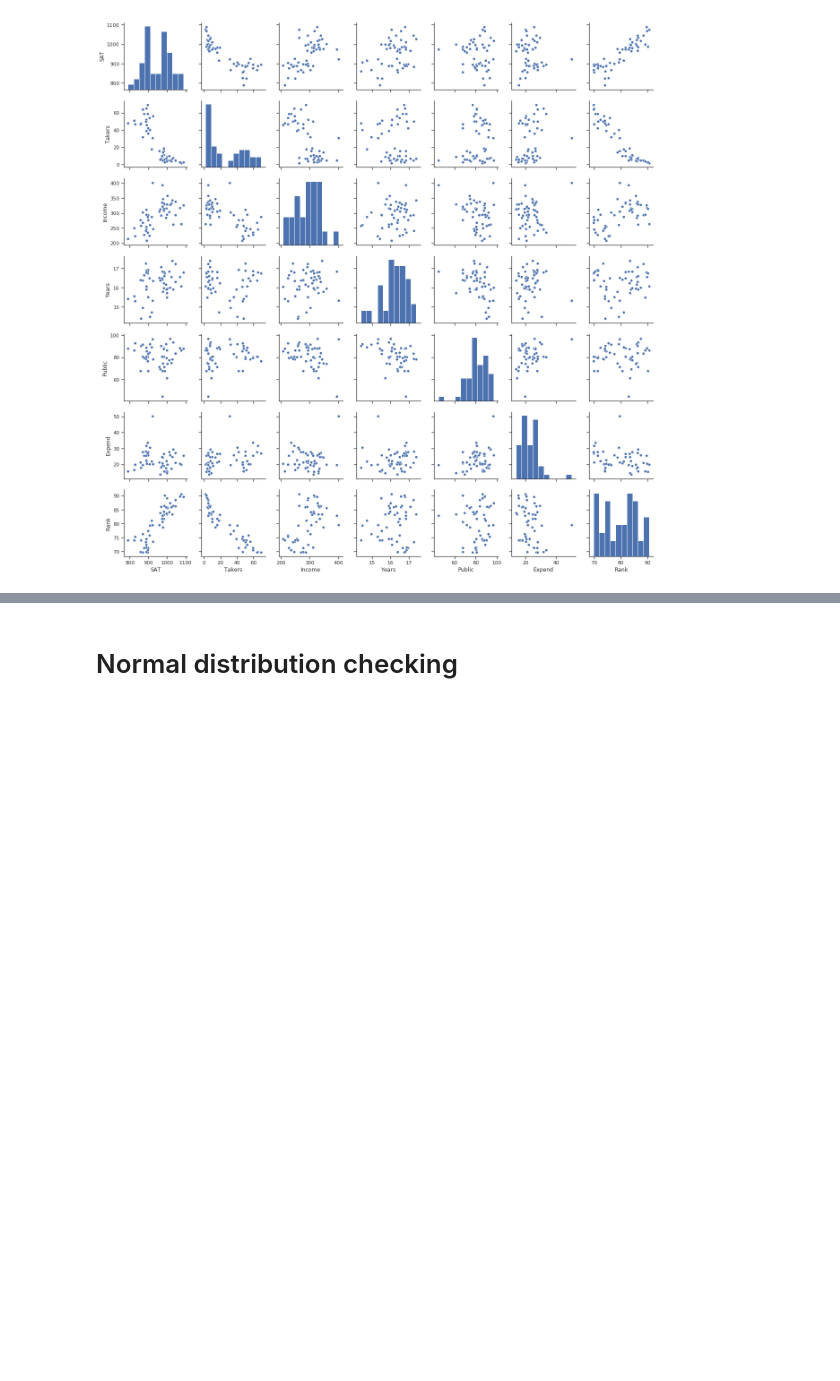
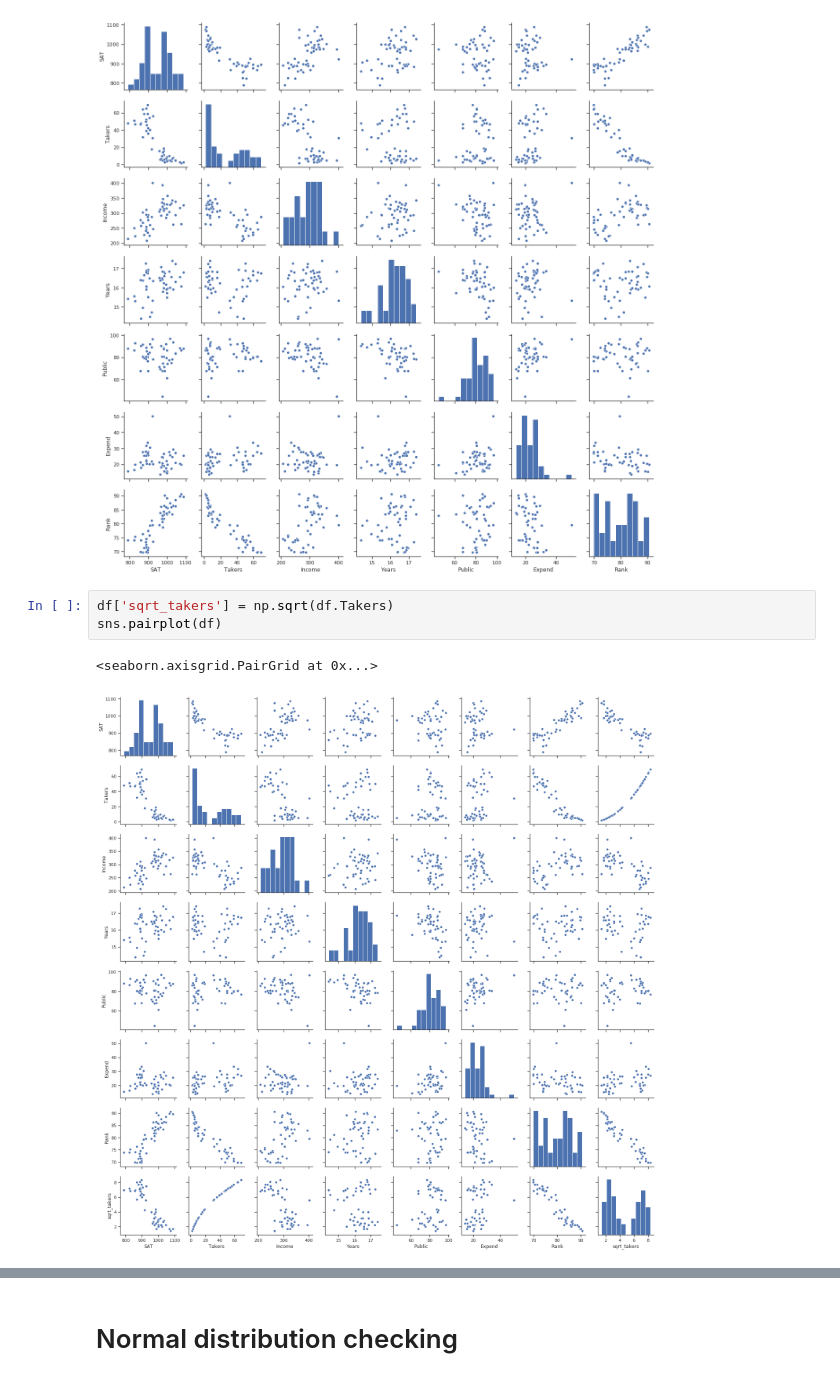
Before and after one commit to icerealm/SAT, a Jupyter notebook: SAT.ipynb, the cells around one changed output, grey strips where cells are left out. Drawn from its saved outputs; the diff is of its cells as text; blank space fills up the shorter version.

```diff
--- a/SAT.ipynb
+++ b/SAT.ipynb
@@ -127,6 +127,12 @@ sns.pairplot(df)
 # %% [output]
 <seaborn.axisgrid.PairGrid at 0x...>
 [figure]
+# %%
+df['sqrt_takers'] = np.sqrt(df.Takers)
+sns.pairplot(df)
+# %% [output]
+<seaborn.axisgrid.PairGrid at 0x...>
+[figure, added]
 # %%
 df['taker_rank'] = np.multiply(df.Takers, df.Rank)
 sns.pairplot(df)
```
Also changed, not shown: parts of 18 cells of this notebook.
